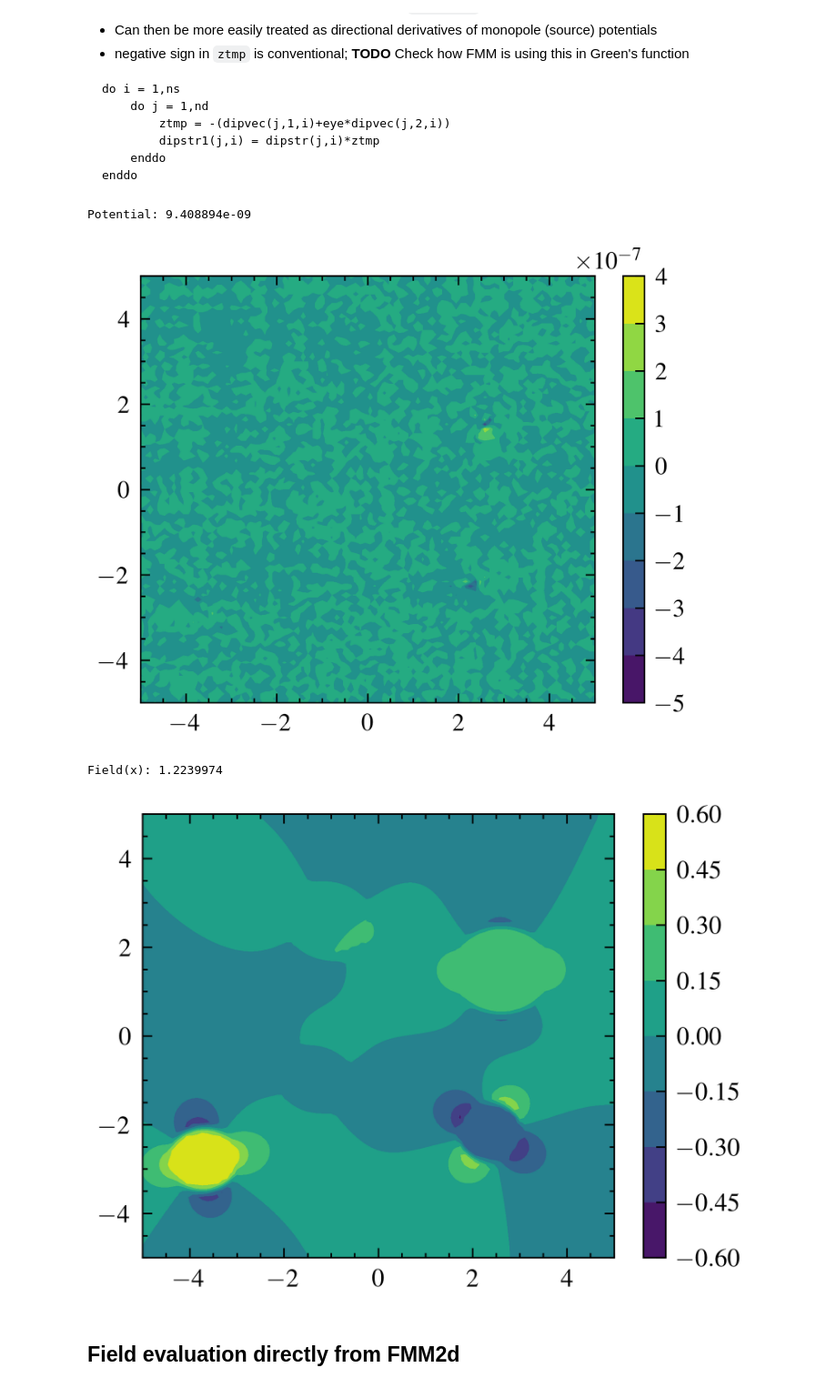
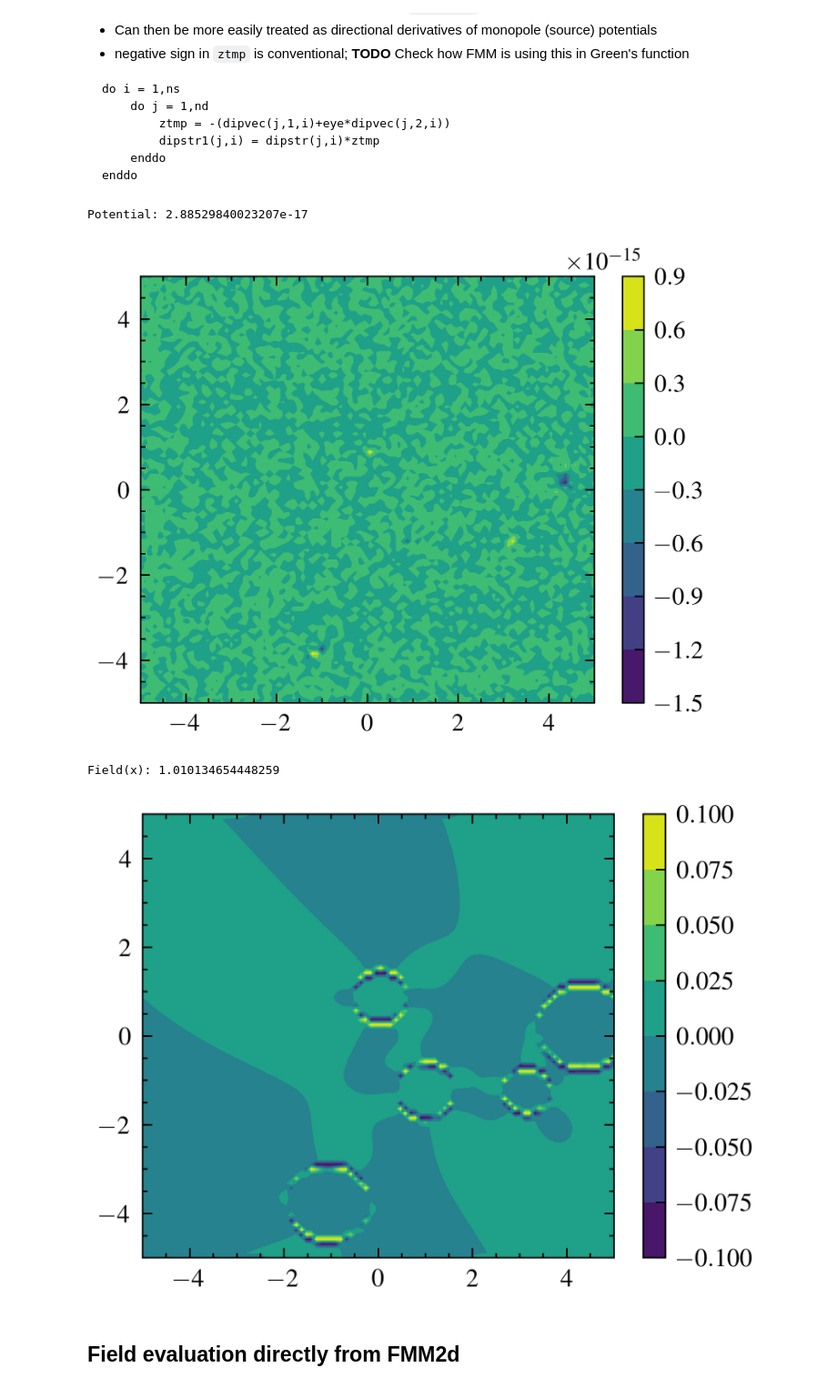
Before and after one commit to cmt-dtu-energy/hypermagnetics, a Jupyter notebook: nbs/check_fmm.ipynb, the cells around one changed output. Shown at 91% size. Cells and saved outputs as stored; diff of their text form; code cells hidden in the pictures.

```diff
--- a/nbs/check_fmm.ipynb
+++ b/nbs/check_fmm.ipynb
@@ -35,7 +35,7 @@ source_cfg = {
     "t_source": True,
     "line": False,
     "eps": 0,
-    "seed": 2,
+    "seed": 4,
 }
 train = configure(**source_cfg)
 plots(train, loc=False, edge=True)
@@ -76,31 +76,31 @@ else:
 
 print("Potential:", np.nanmean(np.abs(sim_msp - t_msp)))
 # %% [output]
-Potential: 9.408894e-09
+Potential: 2.88529840023207e-17
-[figure, old version]
+[figure, new version]
 # %%
 sim["field_grid"] = field2d_grid(source_cfg, sim["msp_grid"])
 
 ### Field in x-direction
 if source_cfg["line"]:
     plt.plot(sim['grid'][:, 0], np.abs(sim["field_grid"][0, ..., 0]))
     plt.plot(sim['grid'][:, 0], np.abs(train["field_grid"][0, ..., 0]), color='red', linestyle='--')
     plt.yscale("log")
 else:
     x_grid = np.array(train['grid'][:, 0].reshape((source_cfg["res"], source_cfg["res"])))
     y_grid = np.array(train['grid'][:, 1].reshape((source_cfg["res"], source_cfg["res"])))
     sim_f = sim["field_grid"][0, ..., 1].reshape((source_cfg["res"], source_cfg["res"]))
     t_f = train["field_grid"][0, ..., 1].reshape((source_cfg["res"], source_cfg["res"]))
-    plt.contourf(x_grid, y_grid, np.clip(sim_f, -5, 5))
+    # plt.contourf(x_grid, y_grid, np.clip(sim_f, -5, 5))
     # plt.contourf(x_grid, y_grid, np.clip(t_f, -1, 1))
-    # plt.contourf(x_grid, y_grid, np.clip(sim_f - t_f, -0.5, 0.5))
+    plt.contourf(x_grid, y_grid, np.clip(sim_f - t_f, -0.1, 0.1))
     # plt.contourf(x_grid, y_grid, np.clip(sim_f / t_f, 0, 3))
     plt.colorbar()
 
     print("Field(x):", np.nanmean(np.abs(sim_f / t_f)))
 # %% [output]
-Field(x): 1.2239974
+Field(x): 1.010134654448259
-[figure, old version]
+[figure, new version]
 # %% [markdown]
 ## Field evaluation directly from FMM2d
 # %%
```
Also changed, not shown: parts of 4 cells of this notebook, 8 other files.
